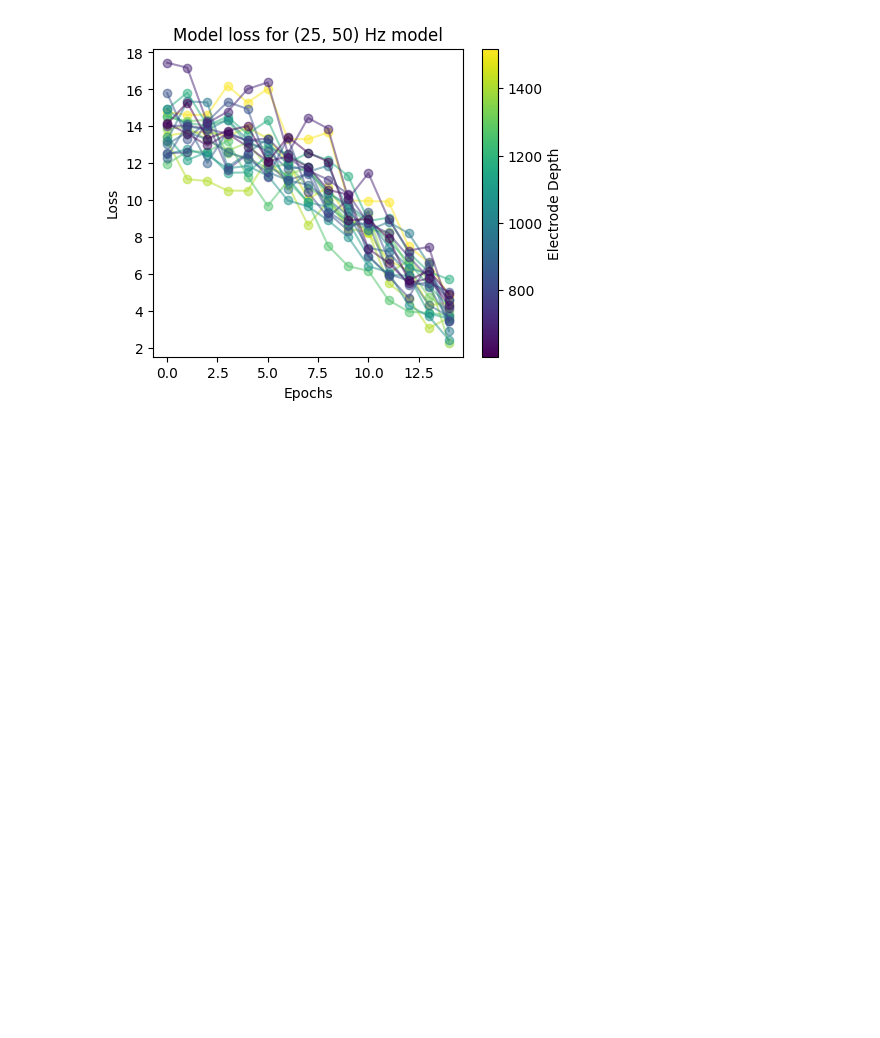
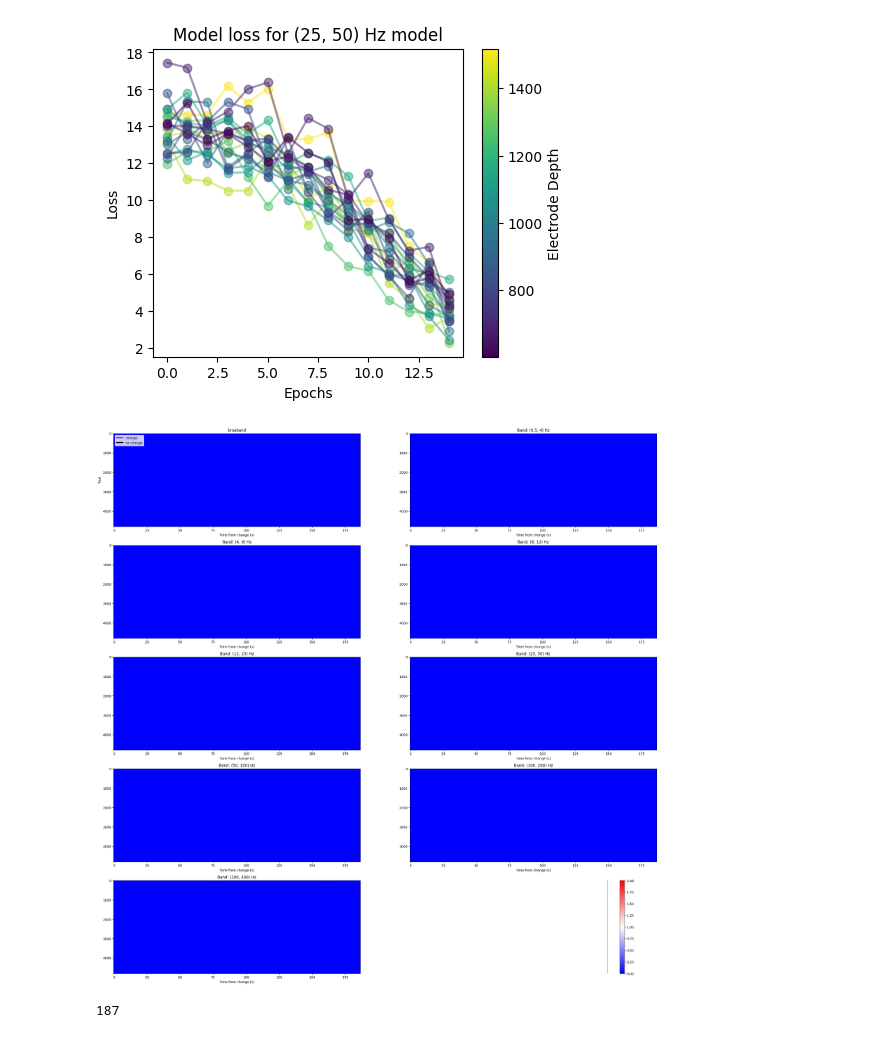
Before and after one commit to nnitzan01/spikes2lfp, a Jupyter notebook: start_notebook.ipynb, the cells around one changed output. Saved outputs shown, nothing was run; the diff lists cells and outputs as text; code cells hidden in the pictures; blank space fills up the shorter version.

Commit message:
added more plots

```diff
--- a/start_notebook.ipynb
+++ b/start_notebook.ipynb
@@ -79,3 +77,11 @@ plots.plot_all_channel_loss(probe_obj.chans, probe_obj.bands, 5, lossesAll, show
+# %%
+plots.temp2(models, session_obj, spikes_obj, lfp_obj.lfpMat, 5, probe_obj.bands, snippet_length=0.75)
+# %% [output]
+[figure, added]
+# %%
+int(250*750/1000)
+# %% [output]
+187
 # %%
 # Calculating and saving attribution scores
 output_dir = Path(r'F:\vbn_s3_cache\test')
```
Also changed, not shown: parts of 8 cells of this notebook, 1 other file.
